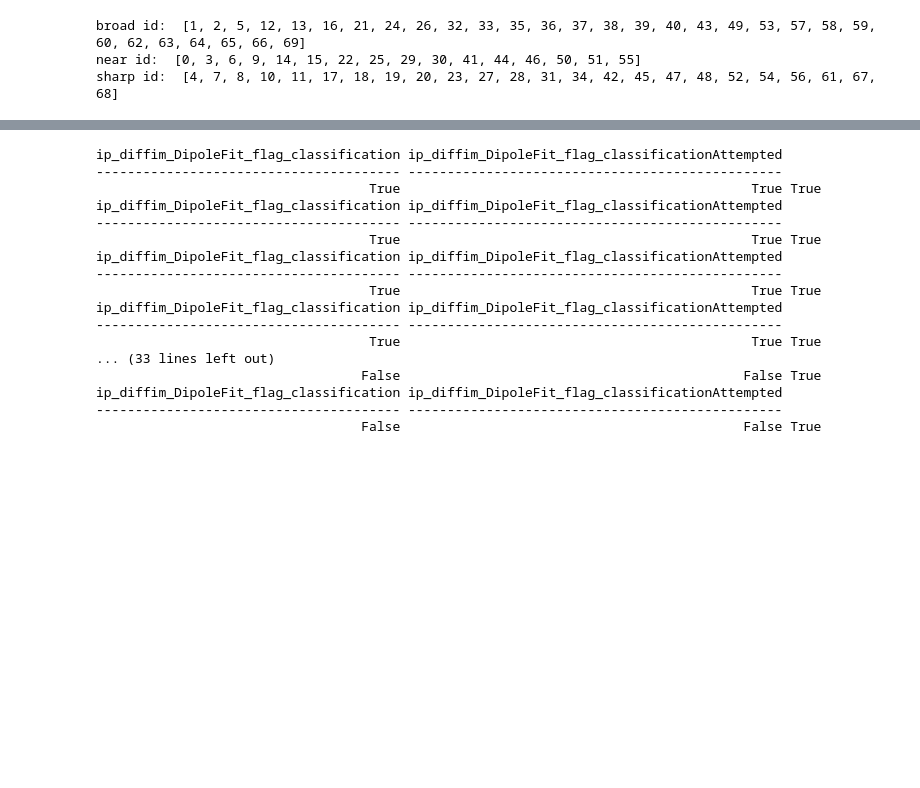
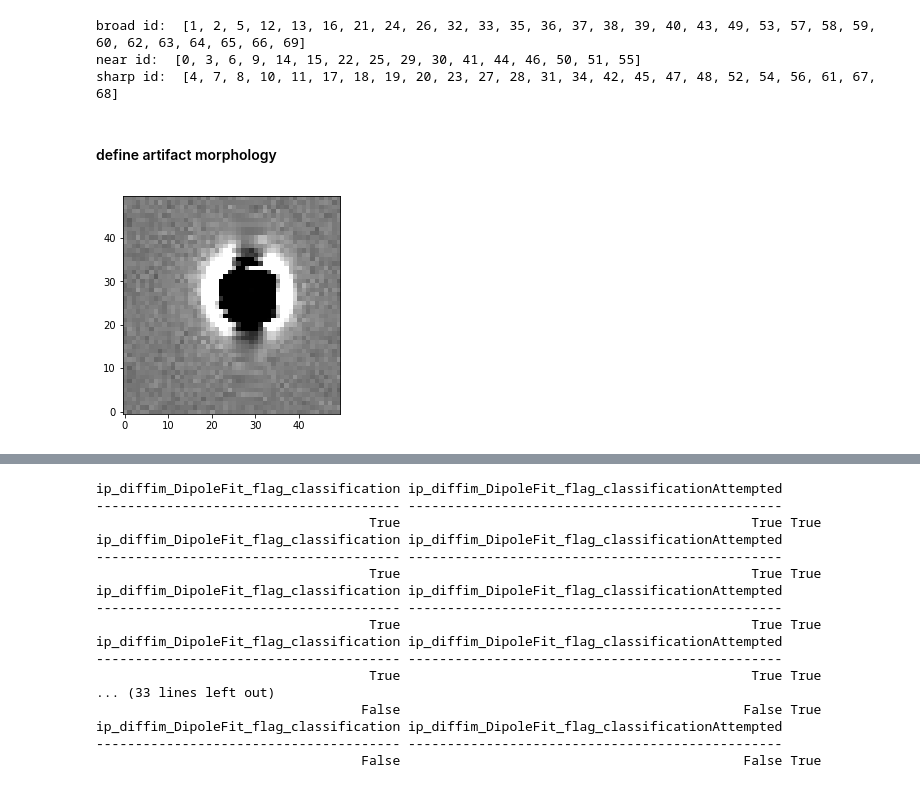
Before and after one commit to LSSTDESC/dia_improvement, a Jupyter notebook: devel/paper_table.ipynb, the cells around one changed output, grey strips where cells are left out. Drawn from its saved outputs; the diff is of its cells as text; code cells hidden in the pictures; blank space fills up the shorter version.

```diff
--- a/devel/paper_table.ipynb
+++ b/devel/paper_table.ipynb
@@ -339,3 +339,11 @@ print(size_list)
 np.unique(size_list)
 # %% [output]
 array([4000, 4072])
+# %%
+psf_table = Table.read('./data/table/gal_4639/psf_fwhm.csv', format='ascii.csv')
+size_list = []
+for row in psf_table:
+    calexp_exp = afwImage.ExposureF(row['calexp_path'])
+    size_list.append(calexp_exp.getImage().array.shape)
+print(size_list)
+print(np.unique(size_list))
@@ -997,0 +1033,10 @@ interval = ZScaleInterval()
+# %% [markdown]
+#### define artifact morphology
+# %%
+al_norm = afwImage.ExposureF(psf_table[1]['diffexp_path'])
+al_norm_src = BaseCatalog.readFits(psf_table[1]['diaSrc_path'])
+al_norm_src = al_norm_src.asAstropy()
+al_norm_saturation = dpu.keep_flag_astropy(al_norm_src, flag_list=base_flags)
+al_norm_nonsat = dpu.remove_flag_astropy(al_norm_src, flag_list=base_flags)
+al_norm_dipole = dpu.keep_flag_astropy(al_norm_nonsat, flag_list=dipole_flags)
+al_norm_remaining = dpu.remove_flag_astropy(al_norm_nonsat, flag_list=dipole_flags)
@@ -997,0 +1048,19 @@ interval = ZScaleInterval()
+# %%
+def diaplay_single_stamp(exp, table, row_id, cutout_size = 50, ax=None, title=None):
+    row = table[row_id]
+    x, y = row['base_NaiveCentroid_x'], row['base_NaiveCentroid_y']
+    cutout_exp = dpu.make_cutout(exp, x, y, cutout_size=cutout_size)
+    xy = geom.PointI(x, y)
+    if not ax:
+        plt.imshow(interval(cutout_exp.getImage().array), cmap='gray', origin='lower')
+    else:
+        ax.imshow(interval(cutout_exp.getImage().array), cmap='gray', origin='lower')
+        ax.set_title(title, size=16)
+        ax.set_xticks([])
+        ax.set_yticks([])
+# %%
+row_id = 1
+diaplay_single_stamp(al_norm, al_norm_saturation, row_id)
+# saturation
+# %% [output]
+[figure, added]
```
Also changed, not shown: parts of 22 cells of this notebook.
